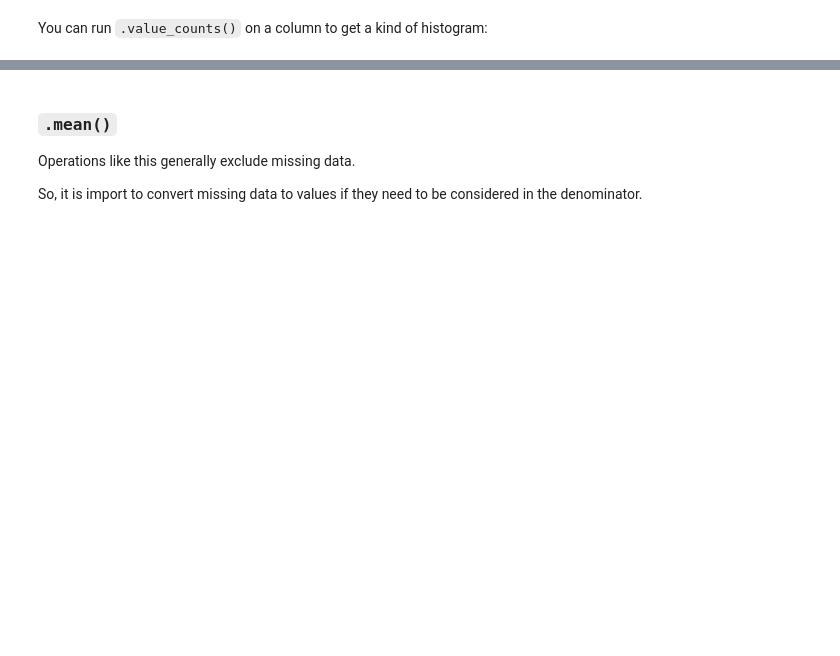
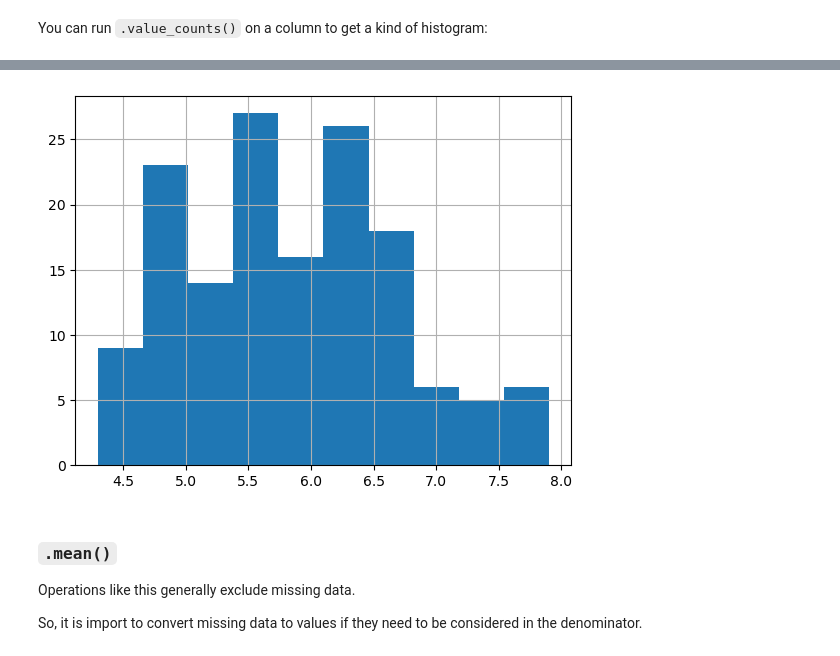
Before and after one commit to ontoligent/DS5100-2023-07-R, a Jupyter notebook: notebooks/M06_Pandas/M06-01-Pandas1.ipynb, the cells around one changed output, grey strips where cells are left out. Cells and saved outputs as stored; diff of their text form; code cells hidden in the pictures; blank space fills up the shorter version.

```diff
--- a/notebooks/M06_Pandas/M06-01-Pandas1.ipynb
+++ b/notebooks/M06_Pandas/M06-01-Pandas1.ipynb
@@ -532,3 +1222,7 @@ SEPAL_LENGTH.sort_index().plot.bar(figsize=(8,4), rot=45);
+# %%
+iris.sepal_length.hist();
+# %% [output]
+[figure, added]
 # %% [markdown]
 ### `.mean()`
 
```
Also changed, not shown: parts of 155 cells of this notebook, 9 other files.
